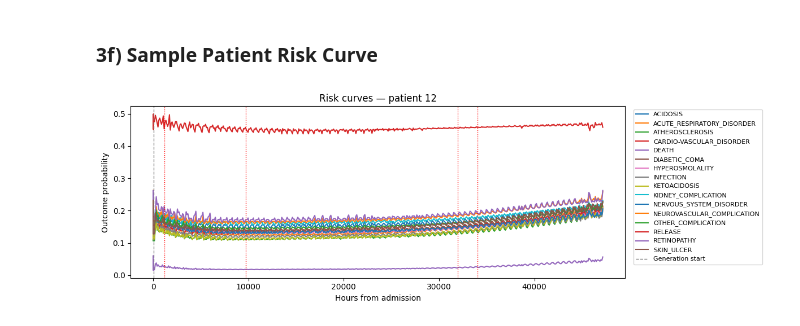
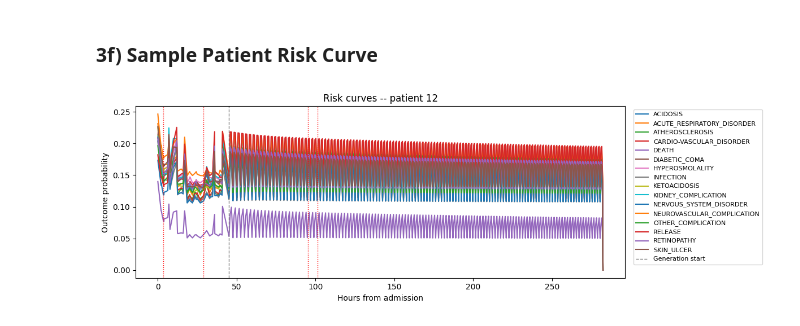
Before and after one commit to shaharoded/INTERVenE-Ar, a Jupyter notebook: evaluation.ipynb, the cells around one changed output. Drawn from its saved outputs; the diff is of its cells as text; code cells hidden in the pictures.

Commit message:
fixing inference scaling issues and compressing code

```diff
--- a/evaluation.ipynb
+++ b/evaluation.ipynb
@@ -314,7 +333,7 @@ print(f"Train records: {len(train_ds.tokens_df):,} | Val records: {len(val_ds.to
 # %% [markdown]
 ## 2) Training
 # %%
-# ─── Training Control Panel ──────────────────────────────────────────────
+# Training Control Panel
 #
 # RUN_PHASE1 : Whether to run Phase-1 (embedder) training.
 #              True  -> train the embedder (fresh or resumed per RESUME_TRAINING).
@@ -344,9 +363,8 @@ print(f"Train records: {len(train_ds.tokens_df):,} | Val records: {len(val_ds.to
 #   Skip phase 1, fresh ph.2-3   RUN_PHASE1=False, RUN_PHASE2=True,  RUN_PHASE3=True,  RESUME_TRAINING=False
 #   Phase 3 only (post-training) RUN_PHASE1=False, RUN_PHASE2=False, RUN_PHASE3=True,  RESUME_TRAINING=True
 #   Evaluate only (no training)  RUN_PHASE1=False, RUN_PHASE2=False, RUN_PHASE3=False, RESUME_TRAINING=False
-# ──────────────────────────────────────────────────────────────────────────────
 
-RUN_PHASE1      = False
+RUN_PHASE1      = True
 RUN_PHASE2      = True
 RUN_PHASE3      = True
 RESUME_TRAINING = True
@@ -526,23 +641,46 @@ def extract_ground_truth(dataset):
     for pid in dataset.patient_ids:
         df = dataset.patient_groups[pid]
         patient_gt = {n: np.inf for n in OUTCOME_NAMES}
-        tok_col = 'PositionToken' if 'PositionToken' in df.columns else 'Token'
+        tok_col = "PositionToken" if "PositionToken" in df.columns else "Token"
         for _, row in df.iterrows():
             tok_str = row[tok_col]
             if tok_str in outcome_set:
-                t = row['TimePoint'] * 336.0  # denormalise
+                t = row["TimePoint"]   # already in hours (dataset.py line 955: / 336.0 normalises for model)
                 if t < patient_gt[tok_str]:
                     patient_gt[tok_str] = t
         gt[pid] = patient_gt
     return gt
 
+
+def extract_ground_truth_episodes(dataset):
+    """
+    For each patient return a dict  outcome_name -> sorted list of ALL observed
+    times (hours from admission).  Empty list if the outcome never occurs.
+    Used by episode-level AUC evaluation.
+    """
+    outcome_set = set(OUTCOME_NAMES)
+    gt = {}
+    for pid in dataset.patient_ids:
+        df = dataset.patient_groups[pid]
+        patient_gt = {n: [] for n in OUTCOME_NAMES}
+        tok_col = "PositionToken" if "PositionToken" in df.columns else "Token"
+        for _, row in df.iterrows():
+            tok_str = row[tok_col]
+            if tok_str in outcome_set:
+                patient_gt[tok_str].append(row["TimePoint"])   # already in hours
+        gt[pid] = patient_gt
+    return gt
+
+
 # dataset_test has full (untruncated) sequences -> use for ground truth
-gt_labels = extract_ground_truth(eval_ds)
-print(f'Ground truth extracted for {len(gt_labels)} patients.')
+gt_labels          = extract_ground_truth(eval_ds)           # first occurrence, for MAE / calibration
+gt_labels_episodes = extract_ground_truth_episodes(eval_ds)  # all episodes, for AUC
+
+print(f"Ground truth extracted for {len(gt_labels)} patients.")
 
 import pandas as pd
 summary = {n: sum(1 for p in gt_labels if gt_labels[p][n] < np.inf) for n in OUTCOME_NAMES}
-pd.Series(summary, name='patients_with_complication').sort_values(ascending=False)
+pd.Series(summary, name="patients_with_complication").sort_values(ascending=False)
 # %% [output]
 Ground truth extracted for 100 patients.
 DEATH_EVENT                         91
@@ -579,13 +717,13 @@ eval_input_processor = dataset.DataProcessor(
 eval_input_temporal_df, eval_input_ctx_df = eval_input_processor.run()
 eval_ds_input = dataset.EMRDataset(eval_input_temporal_df, eval_input_ctx_df, tokenizer=tokenizer)
 
-model.eval()
-risk_df = inference.generate_risk_curves(
+risk_df = generate(
     model, eval_ds_input,
     max_len=500,
     temperature=1.0,
     top_k=None,
     rep_decay=0.6,
+    collect_risk_scores=True,
 )
 print(f'Risk curves: {len(risk_df)} rows, {risk_df["PatientId"].nunique()} patients.')
 risk_df.head()
@@ -891,32 +1070,32 @@ plt.show()
 # Change `sample_pid` to inspect a specific patient.
 sample_pid = risk_df['PatientId'].iloc[0]
 patient_risk = risk_df[risk_df['PatientId'] == sample_pid].copy()
 
 # Outcomes that actually have some signal for this patient
 gen_risk = patient_risk[patient_risk['IsInput'] == 0]
 active = [n for n in OUTCOME_NAMES if gen_risk[f'P_{n}'].max() > 0.05]
 if not active:
     active = OUTCOME_NAMES[:4]  # fallback: show first four
 
 fig, ax = plt.subplots(figsize=(12, 4))
 for name in active:
     ax.plot(patient_risk['TimePoint'], patient_risk[f'P_{name}'], label=name.replace('_EVENT',''), lw=1.5)
 
 # Mark where input ends
 input_end = patient_risk[patient_risk['IsInput'] == 1]['TimePoint'].max()
 ax.axvline(input_end, color='gray', linestyle='--', lw=1, label='Generation start')
 
 # Mark actual ground truth occurrences (if patient in gt_labels)
 if sample_pid in gt_labels:
     for name, t in gt_labels[sample_pid].items():
         if t < np.inf and name in active:
             ax.axvline(t, color='red', linestyle=':', lw=1)
 
 ax.set_xlabel('Hours from admission')
 ax.set_ylabel('Outcome probability')
-ax.set_title(f'Risk curves — patient {sample_pid}')
+ax.set_title(f'Risk curves -- patient {sample_pid}')
 ax.legend(fontsize=8, bbox_to_anchor=(1.01, 1), loc='upper left')
 plt.tight_layout()
 plt.show()
 # %% [output]
-[figure, old version]
+[figure, new version]
```
Also changed, not shown: parts of 14 cells of this notebook, 7 other files.
